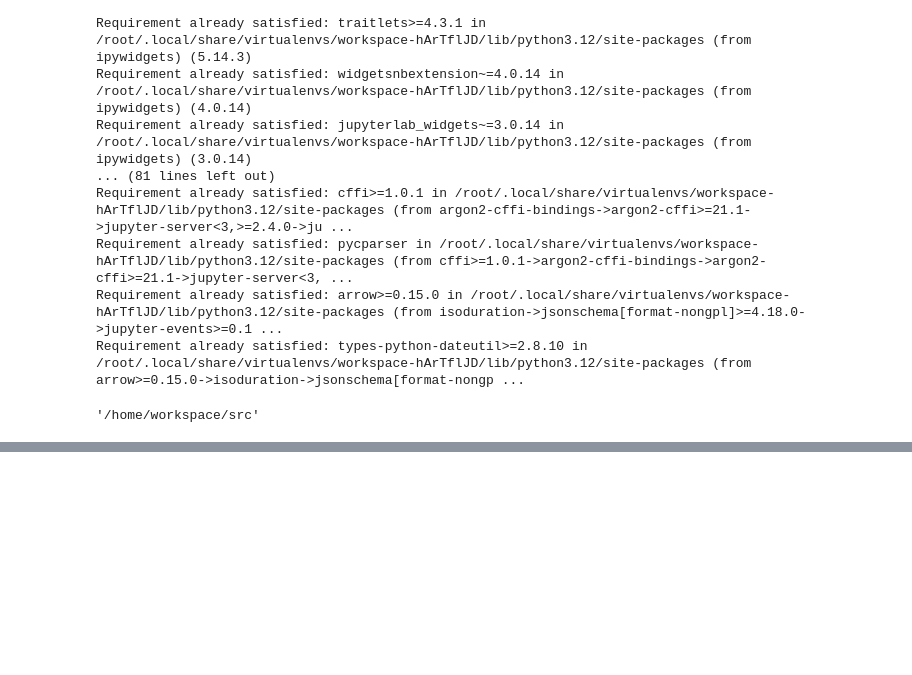
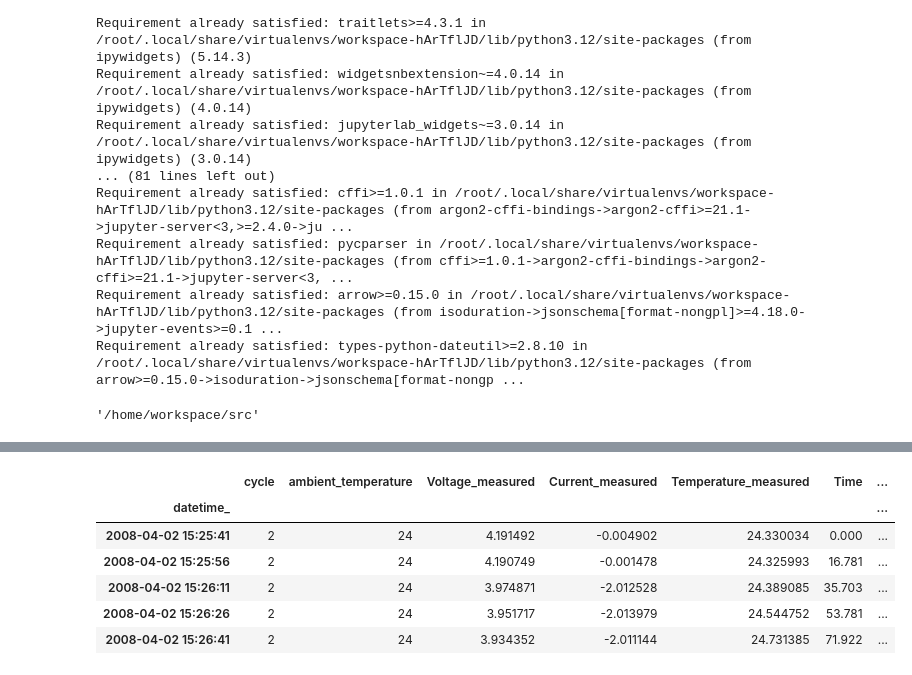
Before and after one commit to aenodehi/RUL_Battery, a Jupyter notebook: src/test.ipynb, the cells around one changed output, grey strips where cells are left out. Saved outputs shown, nothing was run; the diff lists cells and outputs as text; code cells hidden in the pictures; blank space fills up the shorter version.

```diff
--- a/src/test.ipynb
+++ b/src/test.ipynb
@@ -142,3 +114,3 @@ datetime
 # %%
-df = pd.read_csv("/home/workspace/data/combined_discharge.csv", parse_dates = True)
-df.head(10)
+# df = pd.read_csv("/home/workspace/data/combined_discharge.csv", parse_dates = True)
+# df.head(10)
@@ -156,0 +117,20 @@ df.head(10)
+# %%
+df_selected = df[[
+    'cycle',
+    'ambient_temperature',
+    'Voltage_measured',
+    'Current_measured',
+    'Temperature_measured',
+    'Time',
+    'Capacity'
+]]
+# %%
+df_selected.head()
+# %% [output]
+|  | cycle | ambient_temperature | Voltage_measured | Current_measured | Temperature_measured | Time | ... |
+| datetime_ |  |  |  |  |  |  | ... |
+| 2008-04-02 15:25:41 | 2 | 24 | 4.191492 | -0.004902 | 24.330034 | 0.000 | ... |
+| 2008-04-02 15:25:56 | 2 | 24 | 4.190749 | -0.001478 | 24.325993 | 16.781 | ... |
+| 2008-04-02 15:26:11 | 2 | 24 | 3.974871 | -2.012528 | 24.389085 | 35.703 | ... |
+| 2008-04-02 15:26:26 | 2 | 24 | 3.951717 | -2.013979 | 24.544752 | 53.781 | ... |
+| 2008-04-02 15:26:41 | 2 | 24 | 3.934352 | -2.011144 | 24.731385 | 71.922 | ... |
```
Also changed, not shown: parts of 4 cells of this notebook.
